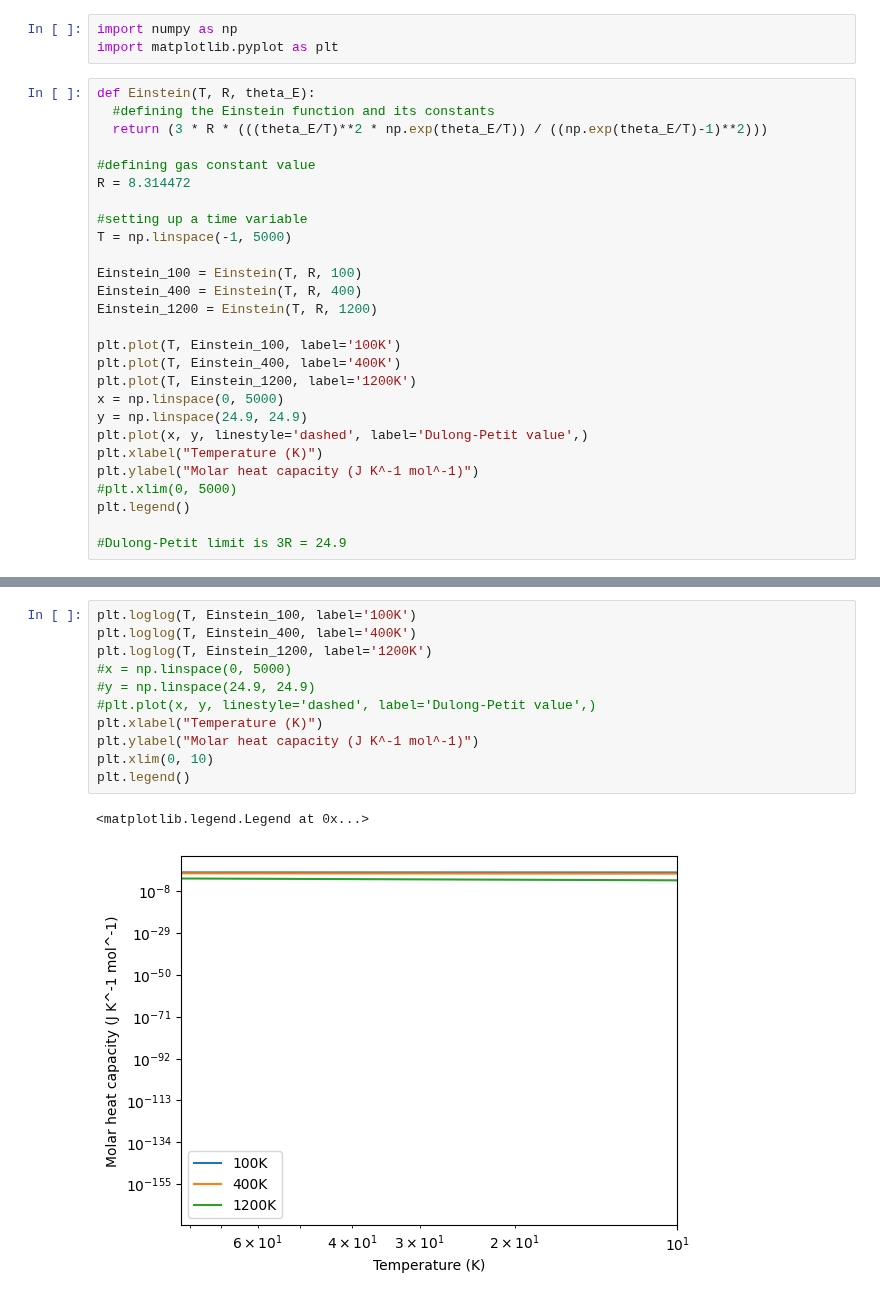
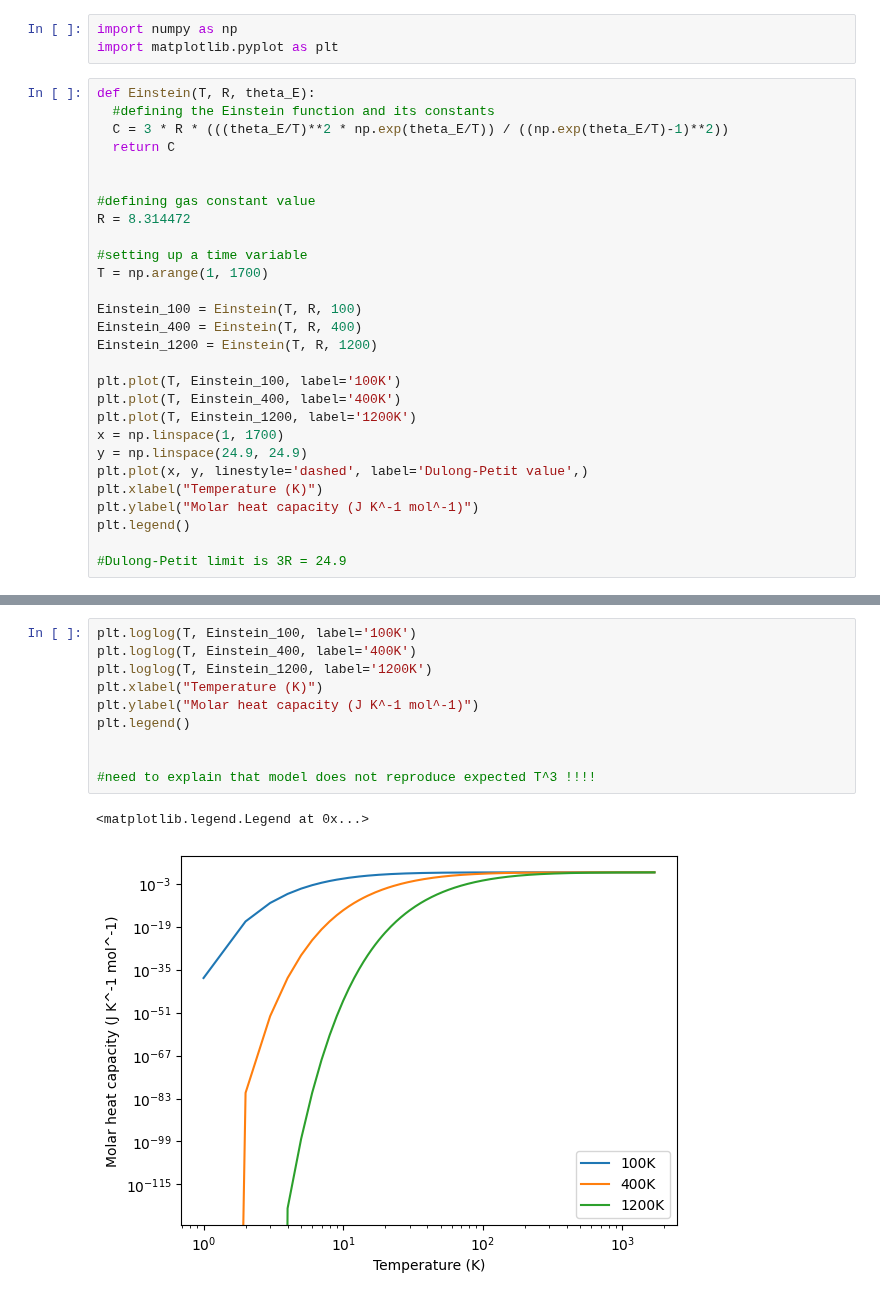
Before and after one commit to Clarke-Henshaw-Miles/extra, a Jupyter notebook: turtle_tree_colab.ipynb, the cells around one changed output, grey strips where cells are left out. Cells and saved outputs as stored; diff of their text form.

```diff
--- a/turtle_tree_colab.ipynb
+++ b/turtle_tree_colab.ipynb
@@ -4,13 +4,15 @@ import matplotlib.pyplot as plt
 # %%
 def Einstein(T, R, theta_E):
   #defining the Einstein function and its constants
-  return (3 * R * (((theta_E/T)**2 * np.exp(theta_E/T)) / ((np.exp(theta_E/T)-1)**2)))
+  C = 3 * R * (((theta_E/T)**2 * np.exp(theta_E/T)) / ((np.exp(theta_E/T)-1)**2))
+  return C
+
 
 #defining gas constant value
 R = 8.314472
 
 #setting up a time variable
-T = np.linspace(-1, 5000)
+T = np.arange(1, 1700)
 
 Einstein_100 = Einstein(T, R, 100)
 Einstein_400 = Einstein(T, R, 400)
@@ -19,12 +21,11 @@ Einstein_1200 = Einstein(T, R, 1200)
 plt.plot(T, Einstein_100, label='100K')
 plt.plot(T, Einstein_400, label='400K')
 plt.plot(T, Einstein_1200, label='1200K')
-x = np.linspace(0, 5000)
+x = np.linspace(1, 1700)
 y = np.linspace(24.9, 24.9)
 plt.plot(x, y, linestyle='dashed', label='Dulong-Petit value',)
 plt.xlabel("Temperature (K)")
 plt.ylabel("Molar heat capacity (J K^-1 mol^-1)")
-#plt.xlim(0, 5000)
 plt.legend()
 
 #Dulong-Petit limit is 3R = 24.9
@@ -34,14 +35,13 @@ plt.legend()
 # %%
 plt.loglog(T, Einstein_100, label='100K')
 plt.loglog(T, Einstein_400, label='400K')
 plt.loglog(T, Einstein_1200, label='1200K')
-#x = np.linspace(0, 5000)
-#y = np.linspace(24.9, 24.9)
-#plt.plot(x, y, linestyle='dashed', label='Dulong-Petit value',)
 plt.xlabel("Temperature (K)")
 plt.ylabel("Molar heat capacity (J K^-1 mol^-1)")
-plt.xlim(0, 10)
 plt.legend()
+
+
+#need to explain that model does not reproduce expected T^3 !!!!
 # %% [output]
 <matplotlib.legend.Legend at 0x...>
-[figure, old version]
+[figure, new version]
```
Also changed, not shown: parts of 4 cells of this notebook.
